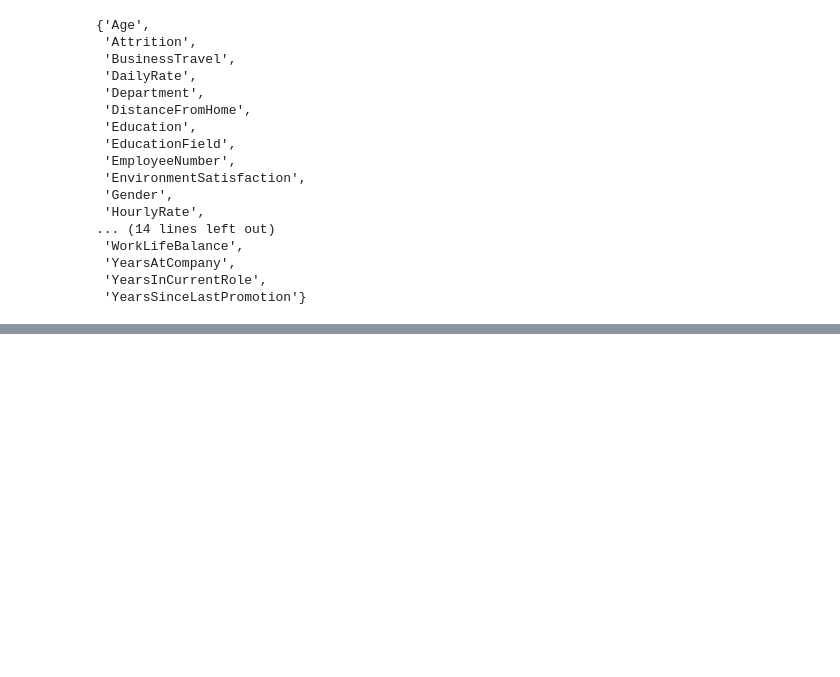
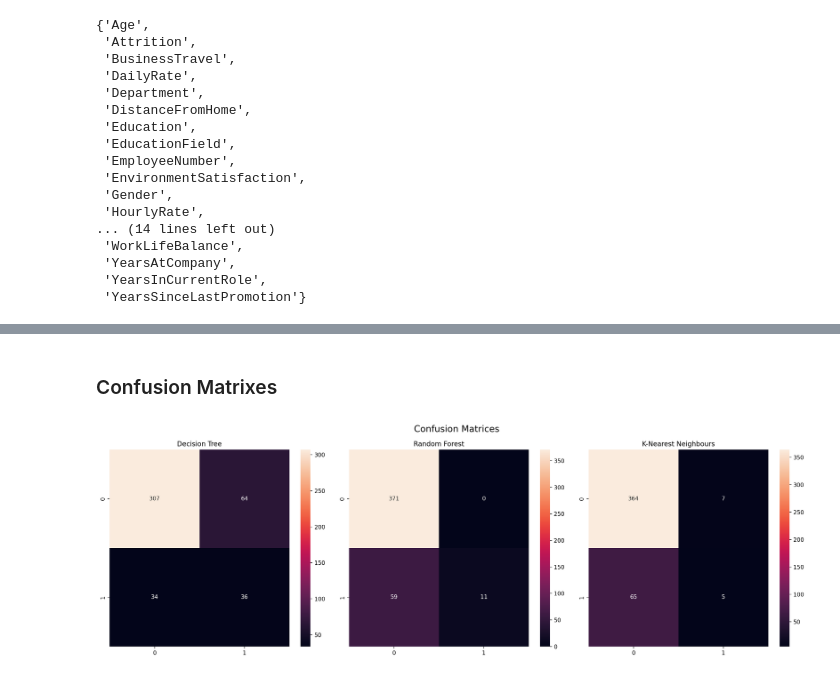
Before and after one commit to devGvieira/Employee_Analysis, a Jupyter notebook: Analysis.ipynb, the cells around one changed output, grey strips where cells are left out. Cells and saved outputs as stored; diff of their text form; code cells hidden in the pictures; blank space fills up the shorter version.

```diff
--- a/Analysis.ipynb
+++ b/Analysis.ipynb
@@ -320,0 +380,4 @@ set(features_MI_RF).intersection(features_AN_RF, features_SC_RF)
+# %%
+X = model_df.drop(['Attrition'], axis=1).values
+y = model_df['Attrition'].values
+X_train, X_test, y_train, y_test = train_test_split(X, y, test_size=0.3)
@@ -320,0 +386,12 @@ set(features_MI_RF).intersection(features_AN_RF, features_SC_RF)
+# %%
+DecisionTree = DecisionTreeClassifier(random_state=1)
+DecisionTree.fit(X_train, y_train)
+y_pred = DecisionTree.predict(X_test)
+
+DecisionTree_score = DecisionTree.score(X_train, y_train)
+DecisionTree_test = DecisionTree.score(X_test, y_test)
+
+DT_conf_matrix = confusion_matrix(y_test, y_pred)
+
+print('Training Score', DecisionTree_score)
+print('Testing Score', DecisionTree_test)
@@ -320,0 +414,13 @@ set(features_MI_RF).intersection(features_AN_RF, features_SC_RF)
+# %%
+RandomForest = RandomForestClassifier(n_estimators = 100)
+
+RandomForest.fit(X_train, y_train)
+RandomForest_score = RandomForest.score(X_train, y_train)
+RandomForest_test = RandomForest.score(X_test, y_test)
+
+y_pred = RandomForest.predict(X_test)
+
+RF_conf_matrix = confusion_matrix(y_test, y_pred)
+
+print('Training Score',RandomForest_score)
+print('Testing Score',RandomForest_test)
@@ -320,0 +443,13 @@ set(features_MI_RF).intersection(features_AN_RF, features_SC_RF)
+# %%
+knn = KNeighborsClassifier()
+
+knn.fit(X_train, y_train)
+y_pred = knn.predict(X_test)
+
+KNN_score = knn.score(X_train, y_train)
+KNN_test = knn.score(X_test, y_test)
+
+KNN_conf_matrix = confusion_matrix(y_test, y_pred)
+
+print('Training Score', KNN_score)
+print('Testing Score', KNN_test)
@@ -320,0 +470,6 @@ set(features_MI_RF).intersection(features_AN_RF, features_SC_RF)
+# %% [markdown]
+### Confusion Matrixes
+# %%
+plot_conf_matrixes(DT_conf_matrix, 'Decision Tree', RF_conf_matrix, 'Random Forest', KNN_conf_matrix, 'K-Nearest Neighbours')
+# %% [output]
+[figure, added]
```
Also changed, not shown: parts of 24 cells of this notebook, 4 other files.
